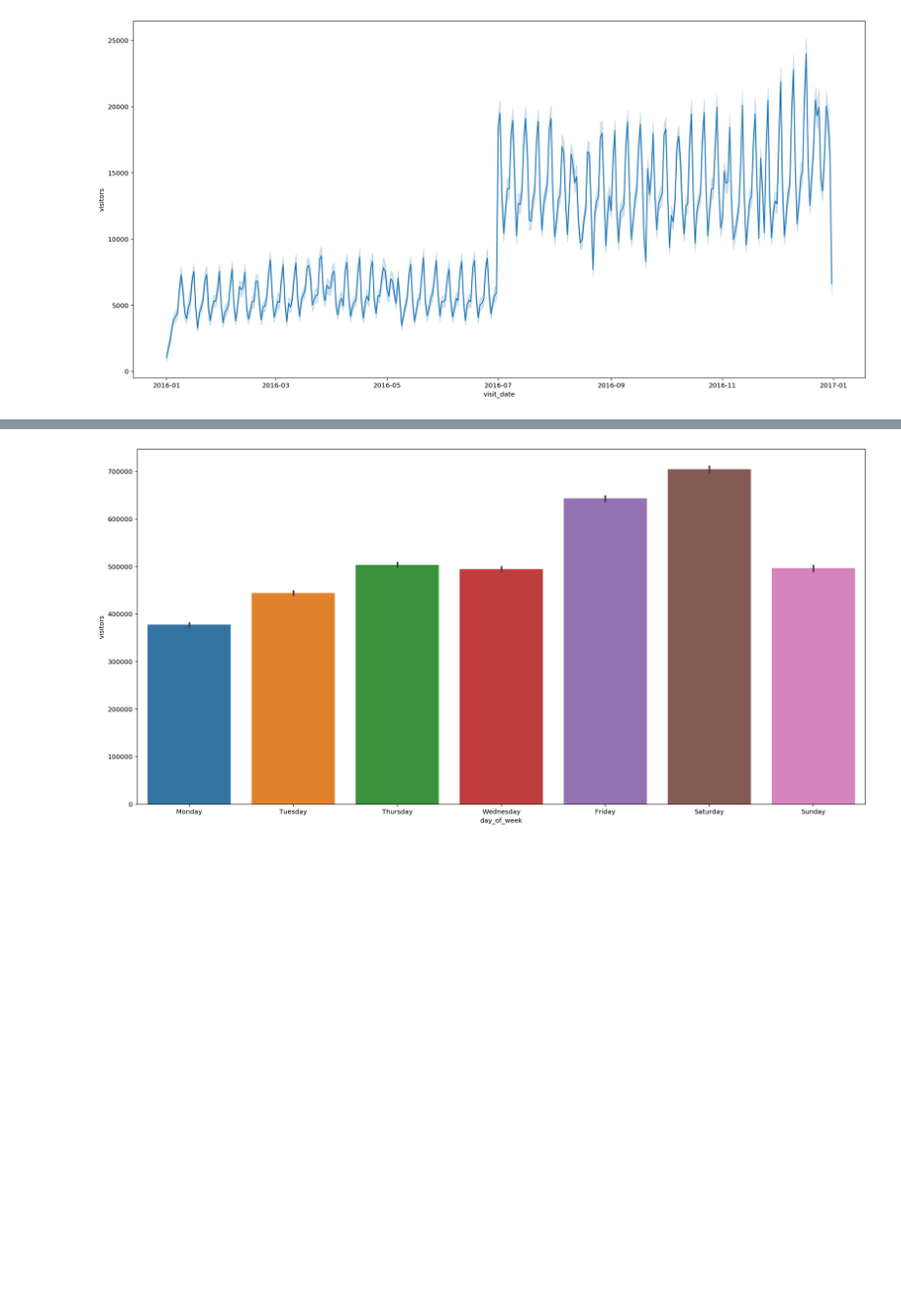
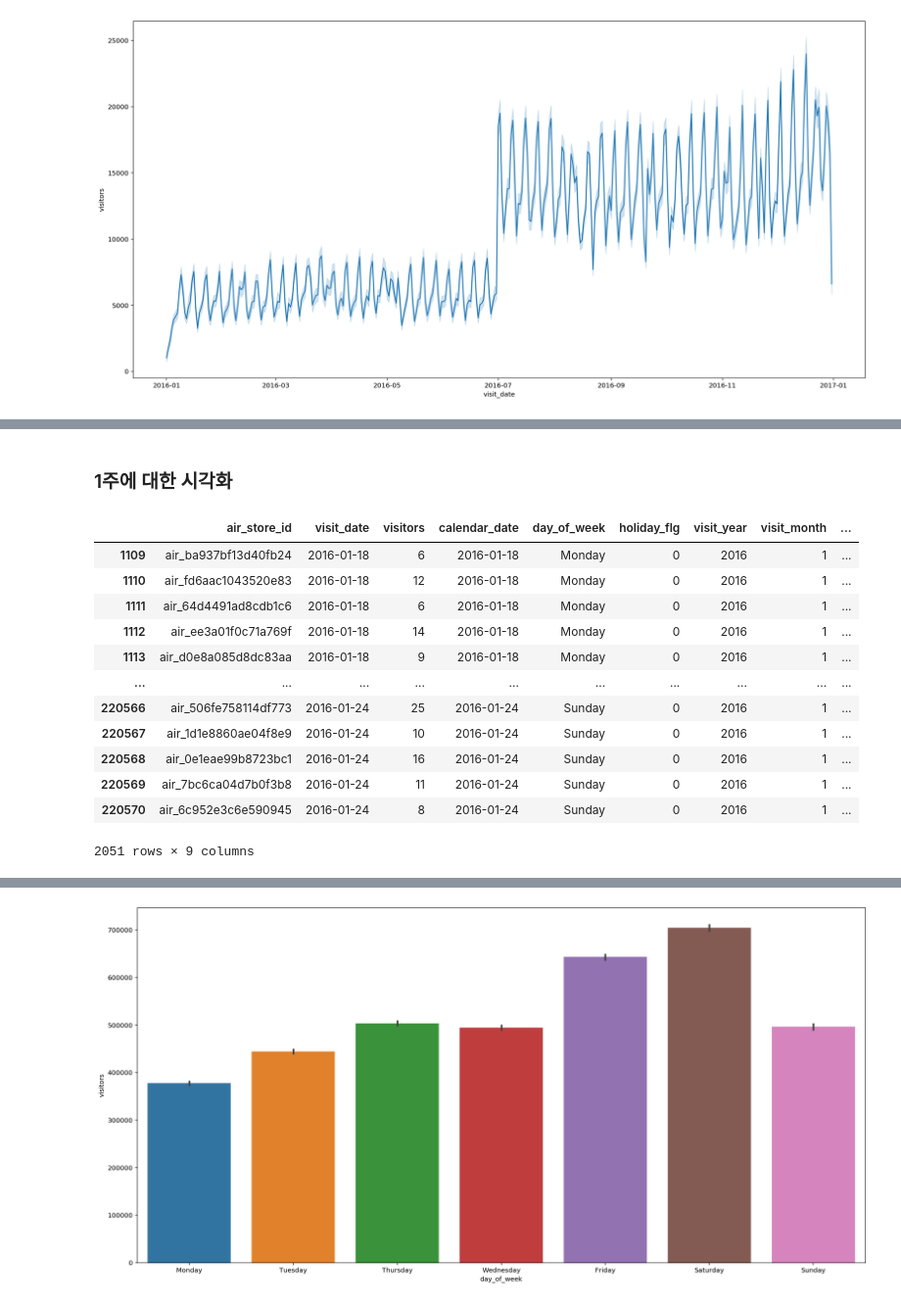
Before and after one commit to dlgur1994/Hackerthon1_Aiffel, a Jupyter notebook: Hyelim/Hackerthon1_visualization.ipynb, the cells around one changed output, grey strips where cells are left out. Shown at 98% size. Saved outputs shown, nothing was run; the diff lists cells and outputs as text; code cells hidden in the pictures; blank space fills up the shorter version.

```diff
--- a/Hyelim/Hackerthon1_visualization.ipynb
+++ b/Hyelim/Hackerthon1_visualization.ipynb
@@ -100,0 +112,24 @@ plt.show()
+# %% [markdown]
+### 1주에 대한 시각화
+# %%
+import datetime
+start_date = list(air_visit_group[air_visit_group['day_of_week']=='Monday'].visit_date)[0]
+
+
+temp_data = air_visit_group.loc[(air_visit_group['visit_date'] >= start_date)
+                             & (air_visit_group['visit_date'] <= start_date + datetime.timedelta(days=7))]
+temp_data
+# %% [output]
+|  | air_store_id | visit_date | visitors | calendar_date | day_of_week | holiday_flg | visit_year | visit_month | ... |
+| 1109 | air_ba937bf13d40fb24 | 2016-01-18 | 6 | 2016-01-18 | Monday | 0 | 2016 | 1 | ... |
+| 1110 | air_fd6aac1043520e83 | 2016-01-18 | 12 | 2016-01-18 | Monday | 0 | 2016 | 1 | ... |
+| 1111 | air_64d4491ad8cdb1c6 | 2016-01-18 | 6 | 2016-01-18 | Monday | 0 | 2016 | 1 | ... |
+| 1112 | air_ee3a01f0c71a769f | 2016-01-18 | 14 | 2016-01-18 | Monday | 0 | 2016 | 1 | ... |
+| 1113 | air_d0e8a085d8dc83aa | 2016-01-18 | 9 | 2016-01-18 | Monday | 0 | 2016 | 1 | ... |
+| ... | ... | ... | ... | ... | ... | ... | ... | ... | ... |
+| 220566 | air_506fe758114df773 | 2016-01-24 | 25 | 2016-01-24 | Sunday | 0 | 2016 | 1 | ... |
+| 220567 | air_1d1e8860ae04f8e9 | 2016-01-24 | 10 | 2016-01-24 | Sunday | 0 | 2016 | 1 | ... |
+| 220568 | air_0e1eae99b8723bc1 | 2016-01-24 | 16 | 2016-01-24 | Sunday | 0 | 2016 | 1 | ... |
+| 220569 | air_7bc6ca04d7b0f3b8 | 2016-01-24 | 11 | 2016-01-24 | Sunday | 0 | 2016 | 1 | ... |
+| 220570 | air_6c952e3c6e590945 | 2016-01-24 | 8 | 2016-01-24 | Sunday | 0 | 2016 | 1 | ... |
+2051 rows × 9 columns
```
Also changed, not shown: parts of 7 cells of this notebook.
